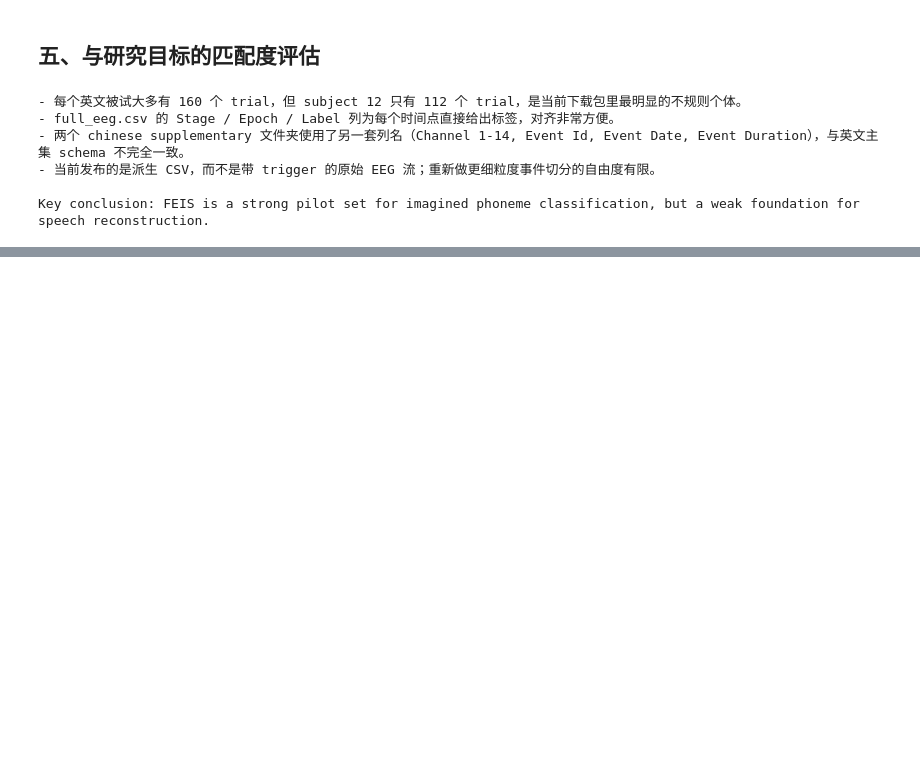
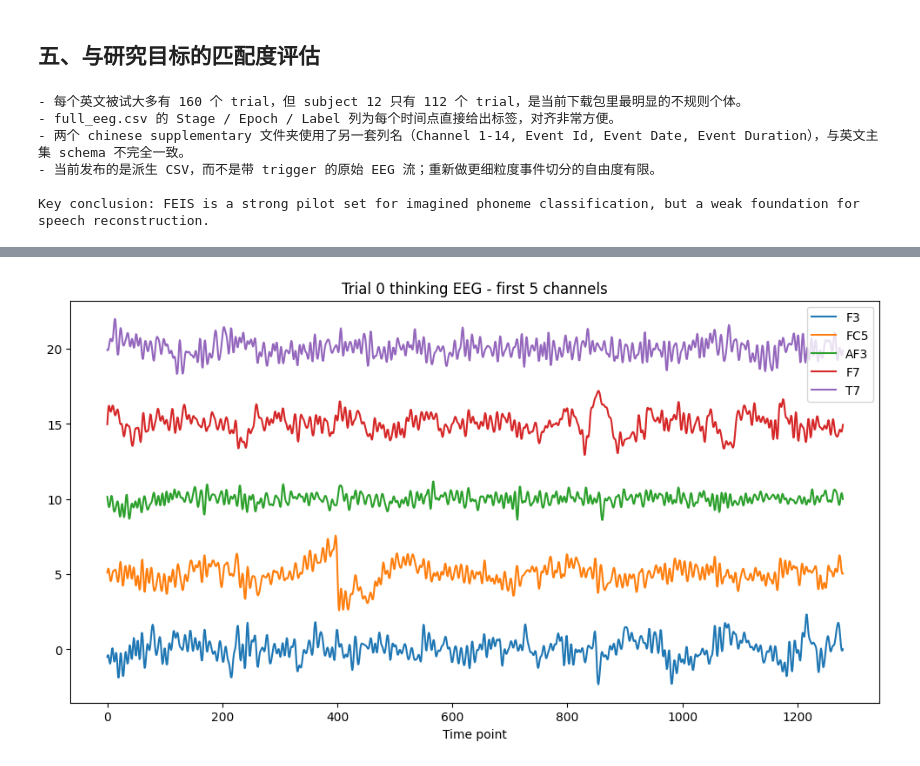
Before and after one commit to samxiexs/eeg-voice, a Jupyter notebook: reports/dataset_feasibility/dataset1_analysis.ipynb, the cells around one changed output, grey strips where cells are left out. Saved outputs shown, nothing was run; the diff lists cells and outputs as text; code cells hidden in the pictures; blank space fills up the shorter version.

```diff
--- a/reports/dataset_feasibility/dataset1_analysis.ipynb
+++ b/reports/dataset_feasibility/dataset1_analysis.ipynb
@@ -121,0 +288,13 @@ Key conclusion: FEIS is a strong pilot set for imagined phoneme classification,
+# %%
+channels = data["channel_names"]
+trial0_thinking = data["stage__thinking"][0]
+
+plt.figure(figsize=(12, 6))
+for i in range(5):
+    plt.plot(trial0_thinking[i] + i * 5, label=channels[i])  # 加偏移防止重叠
+plt.legend()
+plt.title("Trial 0 thinking EEG - first 5 channels")
+plt.xlabel("Time point")
+plt.show()
+# %% [output]
+[figure, added]
```
Also changed, not shown: parts of 15 cells of this notebook, 2 other files.
